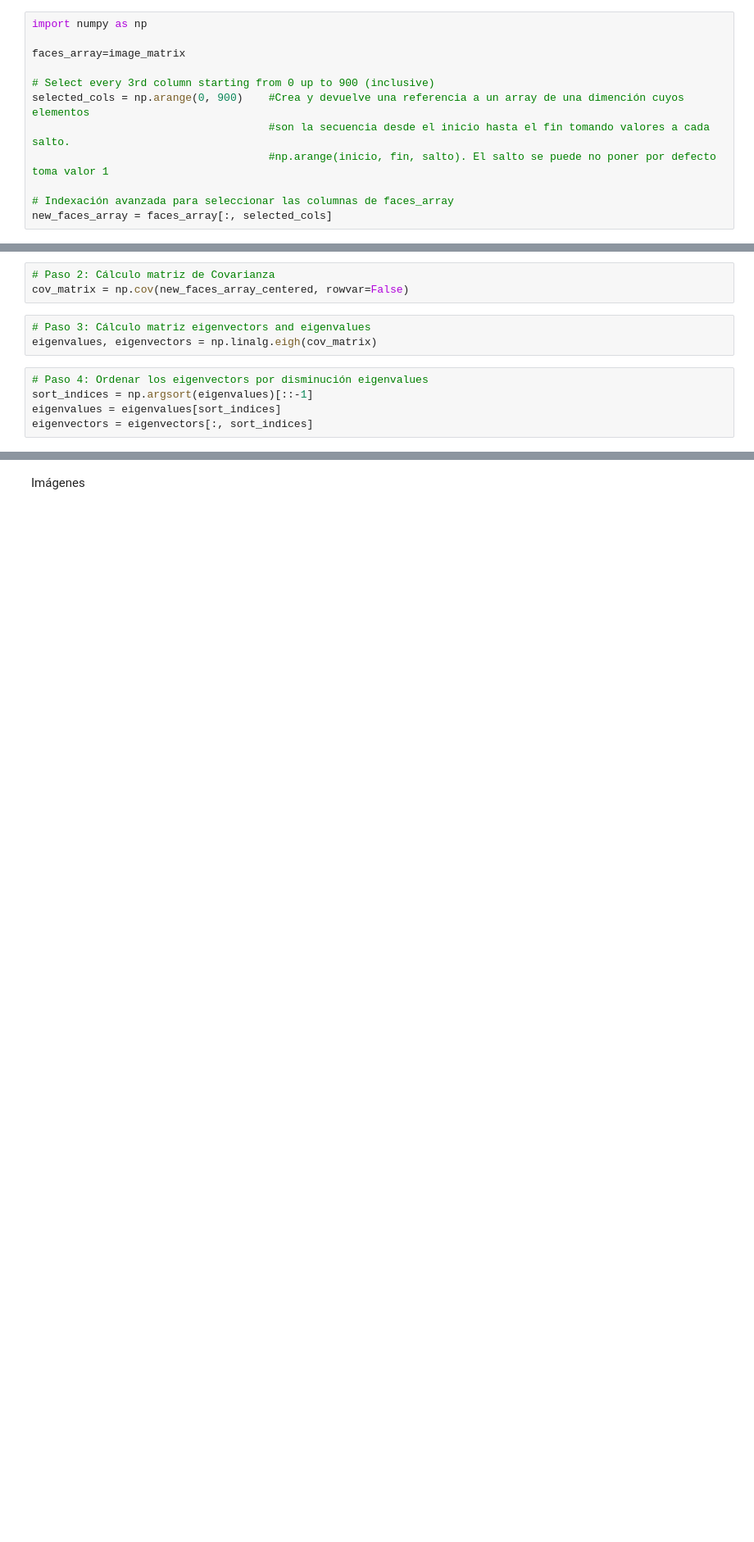
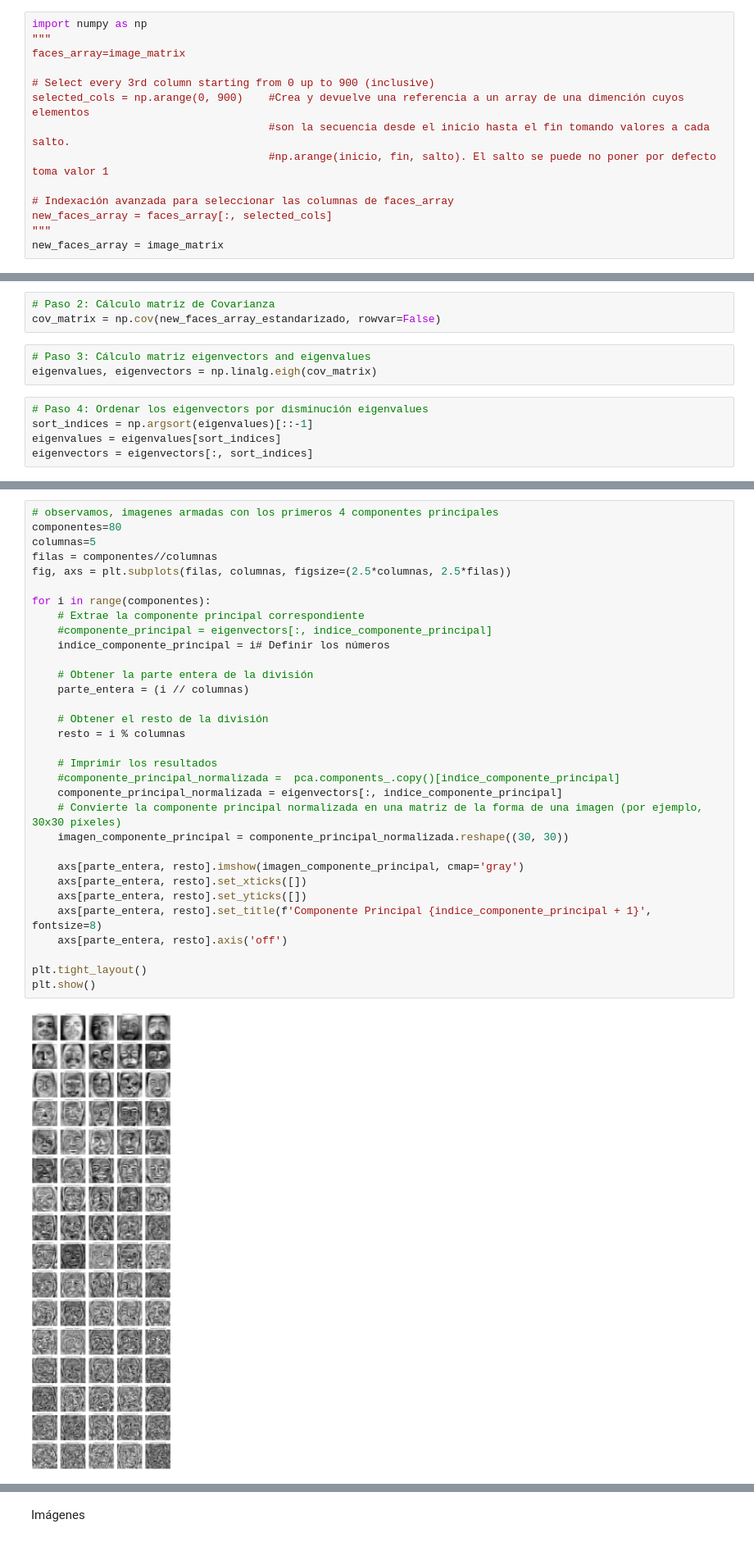
Before and after one commit to NoeSin/caras_grupo4, a Jupyter notebook: scripts/PCA-Caras.ipynb, the cells around one changed output, grey strips where cells are left out. Shown at 82% size. Cells and saved outputs as stored; diff of their text form; blank space fills up the shorter version.

```diff
--- a/scripts/PCA-Caras.ipynb
+++ b/scripts/PCA-Caras.ipynb
@@ -368,7 +289,7 @@ for i in range(20):
 ## PCA Paso a Paso
 # %%
 import numpy as np
-
+"""
 faces_array=image_matrix
 
 # Select every 3rd column starting from 0 up to 900 (inclusive)
@@ -378,3 +299,5 @@ selected_cols = np.arange(0, 900)    #Crea y devuelve una referencia a un array
 
 # Indexación avanzada para seleccionar las columnas de faces_array
 new_faces_array = faces_array[:, selected_cols]
+"""
+new_faces_array = image_matrix
@@ -385,6 +355,6 @@ new_faces_array_centered = imagenes_estandarizadas
 # %%
 # Paso 2: Cálculo matriz de Covarianza
-cov_matrix = np.cov(new_faces_array_centered, rowvar=False)
+cov_matrix = np.cov(new_faces_array_estandarizado, rowvar=False)
 # %%
 # Paso 3: Cálculo matriz eigenvectors and eigenvalues
 eigenvalues, eigenvectors = np.linalg.eigh(cov_matrix)
@@ -482,3 +455,37 @@ Número de componentes principales seleccionadas: 900
+# %%
+# observamos, imagenes armadas con los primeros 4 componentes principales
+componentes=80
+columnas=5
+filas = componentes//columnas
+fig, axs = plt.subplots(filas, columnas, figsize=(2.5*columnas, 2.5*filas))
+
+for i in range(componentes):
+    # Extrae la componente principal correspondiente
+    #componente_principal = eigenvectors[:, indice_componente_principal]
+    indice_componente_principal = i# Definir los números
+
+    # Obtener la parte entera de la división
+    parte_entera = (i // columnas)
+
+    # Obtener el resto de la división
+    resto = i % columnas
+
+    # Imprimir los resultados
+    #componente_principal_normalizada =  pca.components_.copy()[indice_componente_principal]
+    componente_principal_normalizada = eigenvectors[:, indice_componente_principal]
+    # Convierte la componente principal normalizada en una matriz de la forma de una imagen (por ejemplo, 30x30 píxeles)
+    imagen_componente_principal = componente_principal_normalizada.reshape((30, 30))
+
+    axs[parte_entera, resto].imshow(imagen_componente_principal, cmap='gray')
+    axs[parte_entera, resto].set_xticks([])
+    axs[parte_entera, resto].set_yticks([])
+    axs[parte_entera, resto].set_title(f'Componente Principal {indice_componente_principal + 1}', fontsize=8)
+    axs[parte_entera, resto].axis('off')
+
+plt.tight_layout()
+plt.show()
+# %% [output]
+[figure, added]
 # %%
 import matplotlib.pyplot as plt
 
```
Also changed, not shown: parts of 32 cells of this notebook, 4 other files.
